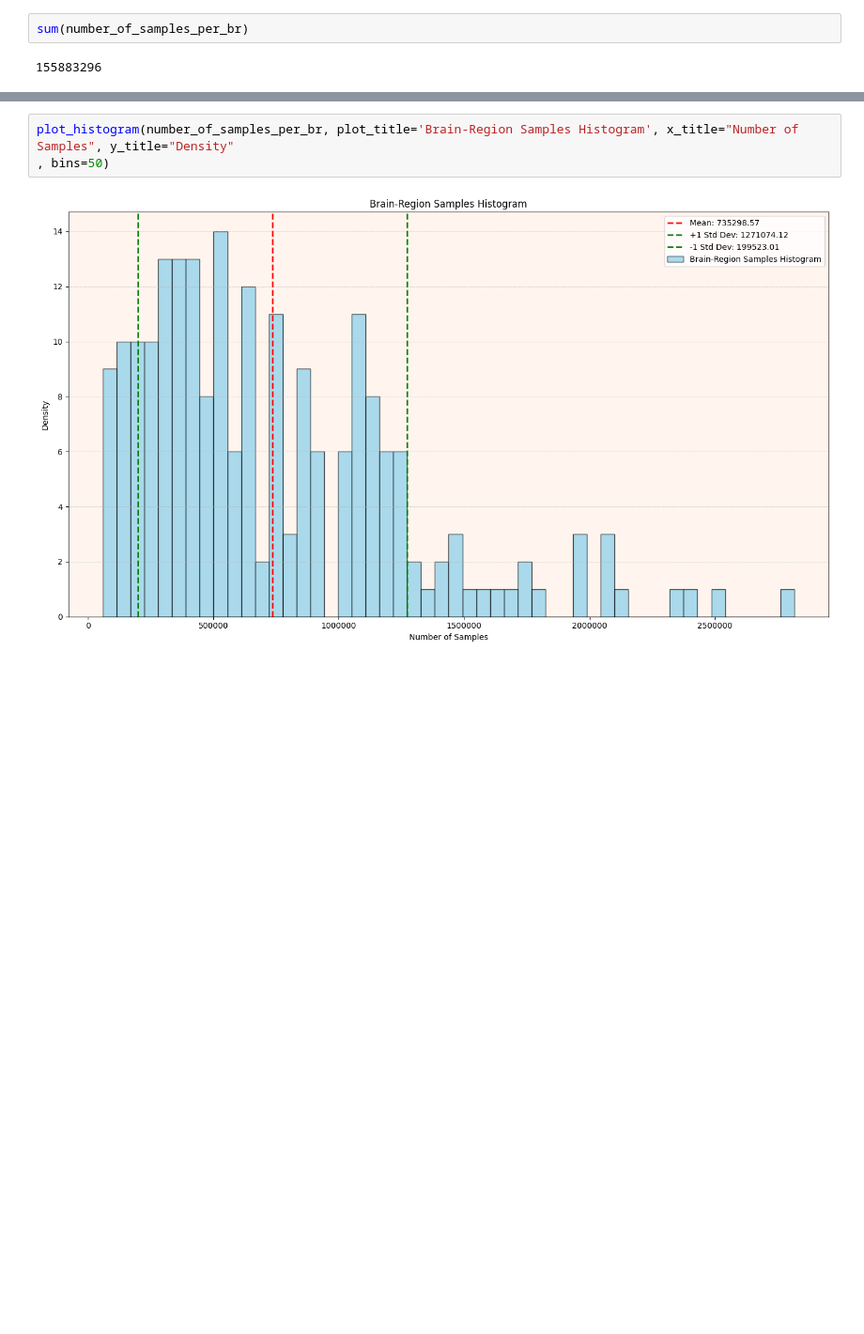
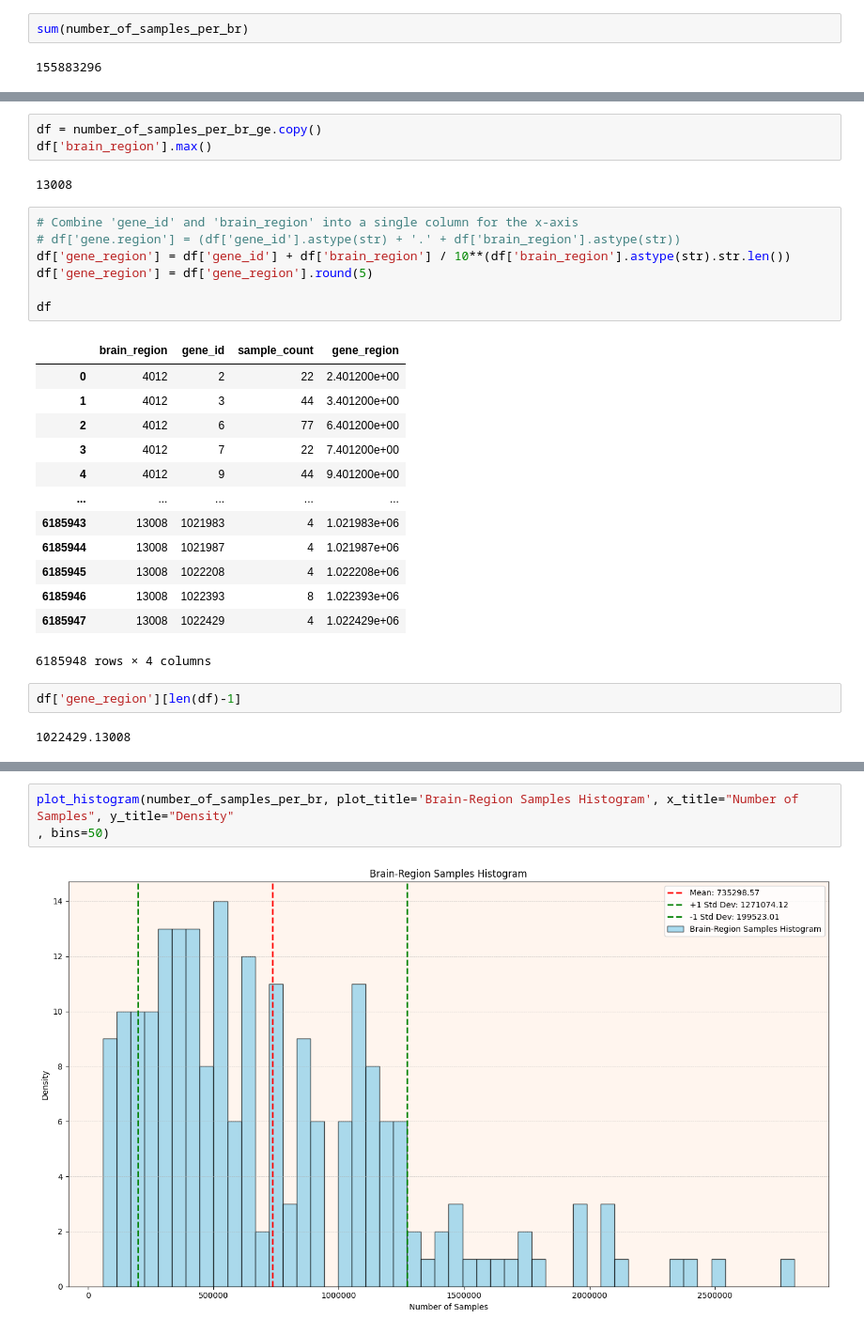
Before and after one commit to KarimIbrahim11/Gene-Expression-Analysis, a Jupyter notebook: notebooks/CS_01_First Analysis.ipynb, the cells around one changed output, grey strips where cells are left out. Shown at 94% size. Cells and saved outputs as stored; diff of their text form; blank space fills up the shorter version.

```diff
--- a/notebooks/CS_01_First Analysis.ipynb
+++ b/notebooks/CS_01_First Analysis.ipynb
@@ -150,0 +166,30 @@ sum(number_of_samples_per_br)
+# %%
+df = number_of_samples_per_br_ge.copy()
+df['brain_region'].max()
+# %% [output]
+13008
+# %%
+# Combine 'gene_id' and 'brain_region' into a single column for the x-axis
+# df['gene.region'] = (df['gene_id'].astype(str) + '.' + df['brain_region'].astype(str))
+df['gene_region'] = df['gene_id'] + df['brain_region'] / 10**(df['brain_region'].astype(str).str.len())
+df['gene_region'] = df['gene_region'].round(5)
+
+df
+# %% [output]
+|  | brain_region | gene_id | sample_count | gene_region |
+| 0 | 4012 | 2 | 22 | 2.401200e+00 |
+| 1 | 4012 | 3 | 44 | 3.401200e+00 |
+| 2 | 4012 | 6 | 77 | 6.401200e+00 |
+| 3 | 4012 | 7 | 22 | 7.401200e+00 |
+| 4 | 4012 | 9 | 44 | 9.401200e+00 |
+| ... | ... | ... | ... | ... |
+| 6185943 | 13008 | 1021983 | 4 | 1.021983e+06 |
+| 6185944 | 13008 | 1021987 | 4 | 1.021987e+06 |
+| 6185945 | 13008 | 1022208 | 4 | 1.022208e+06 |
+| 6185946 | 13008 | 1022393 | 8 | 1.022393e+06 |
+| 6185947 | 13008 | 1022429 | 4 | 1.022429e+06 |
+6185948 rows × 4 columns
+# %%
+df['gene_region'][len(df)-1]
+# %% [output]
+1022429.13008
```
Also changed, not shown: parts of 30 cells of this notebook.
